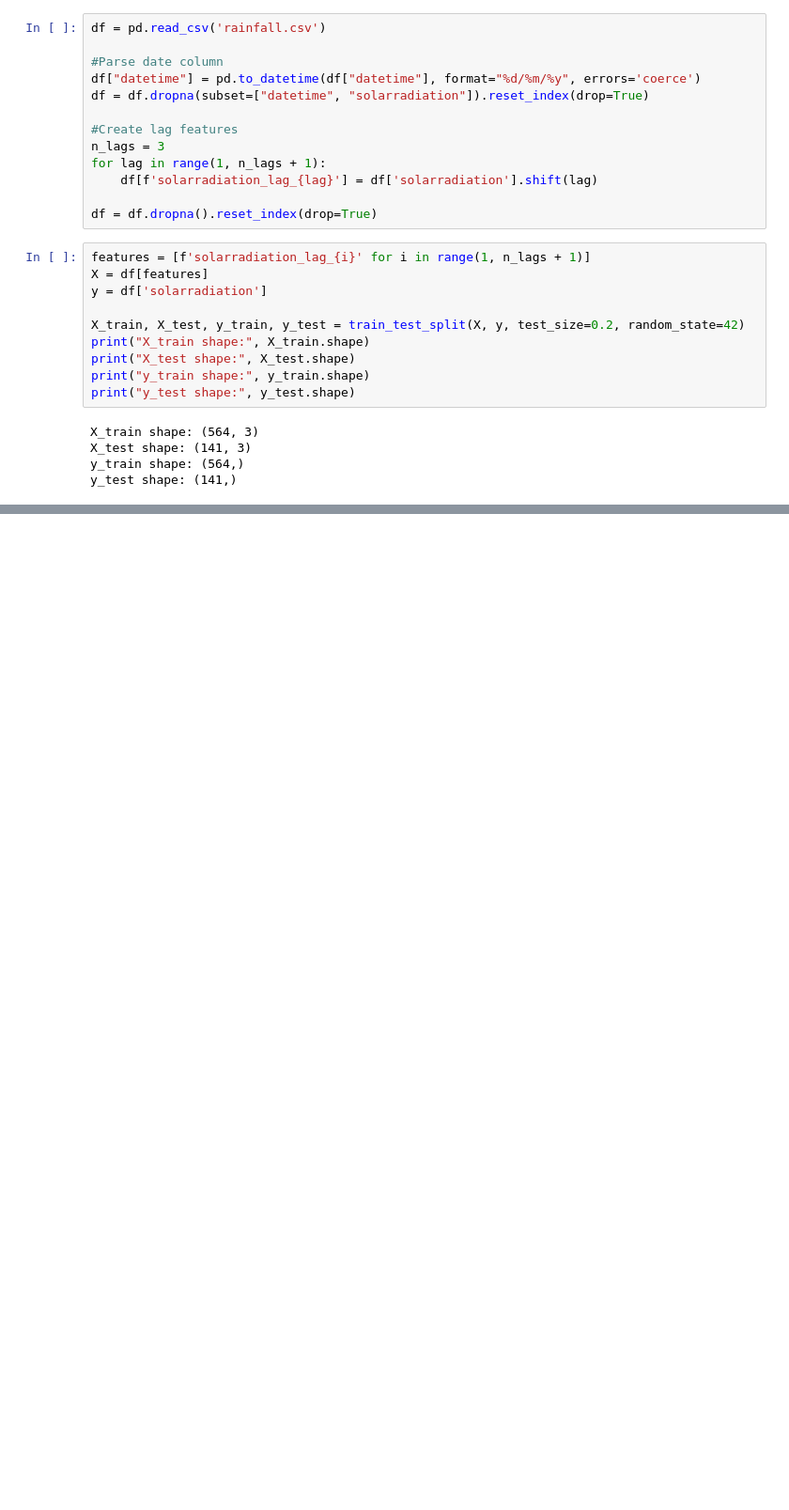
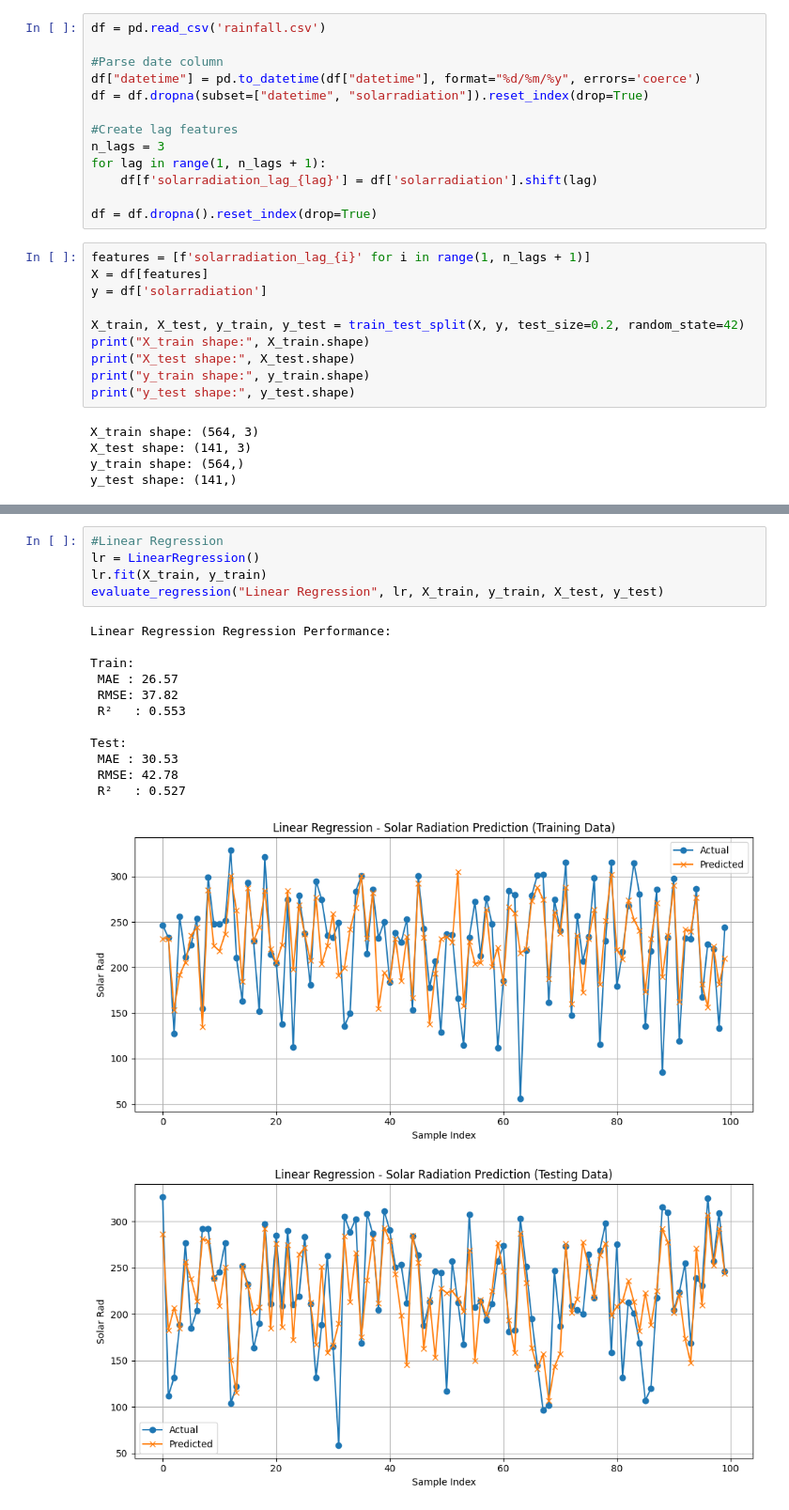
Before and after one commit to Shahaanb/ML-Weather-Model-Comparison, a Jupyter notebook: Different_Features/Solar_Radiation.ipynb, the cells around one changed output, grey strips where cells are left out. Shown at 94% size. Saved outputs shown, nothing was run; the diff lists cells and outputs as text; blank space fills up the shorter version.

Commit message:
Completed Solar Radiation and Humidity Training and Evaluation

```diff
--- a/Different_Features/Solar_Radiation.ipynb
+++ b/Different_Features/Solar_Radiation.ipynb
@@ -40,0 +92,19 @@ y_test shape: (141,)
+# %%
+#Linear Regression
+lr = LinearRegression()
+lr.fit(X_train, y_train)
+evaluate_regression("Linear Regression", lr, X_train, y_train, X_test, y_test)
+# %% [output]
+Linear Regression Regression Performance:
+
+Train:
+ MAE : 26.57
+ RMSE: 37.82
+ R²   : 0.553
+
+Test:
+ MAE : 30.53
+ RMSE: 42.78
+ R²   : 0.527
+[figure, added]
+[figure, added]
```
Also changed, not shown: parts of 7 cells of this notebook, 1 other file.
